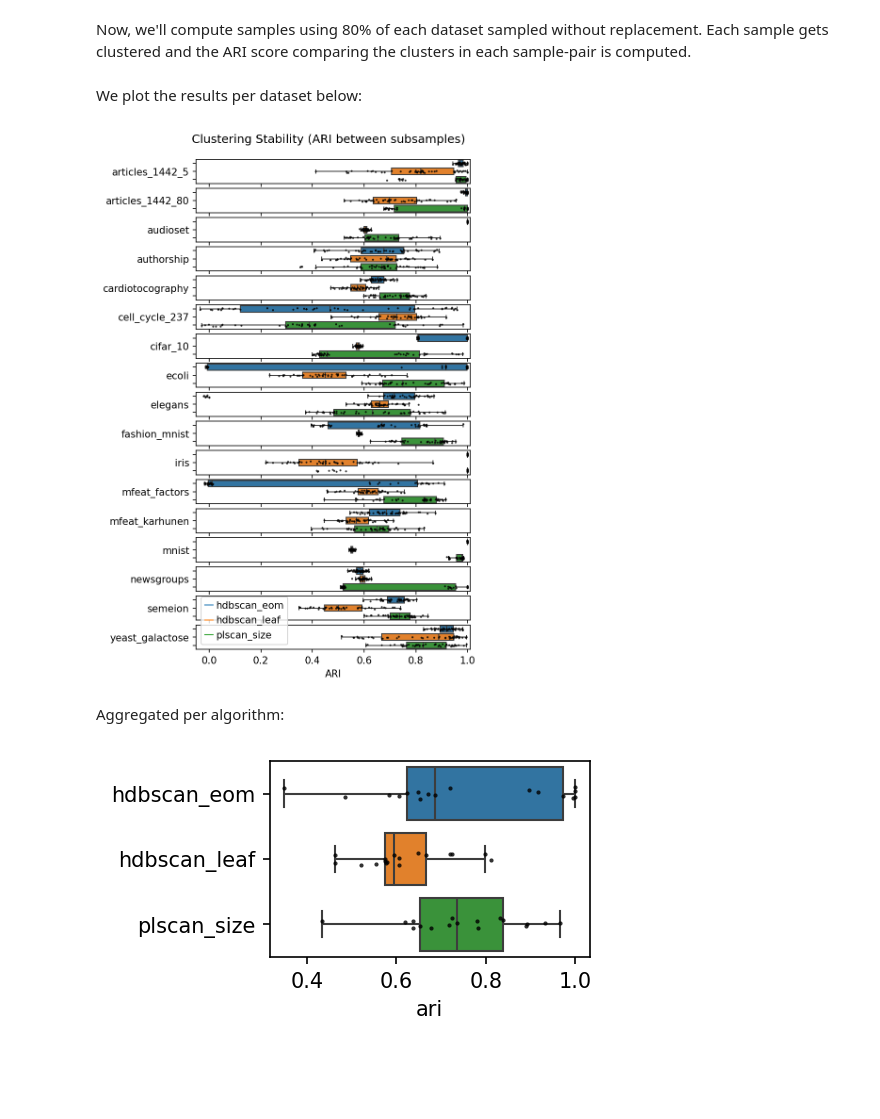
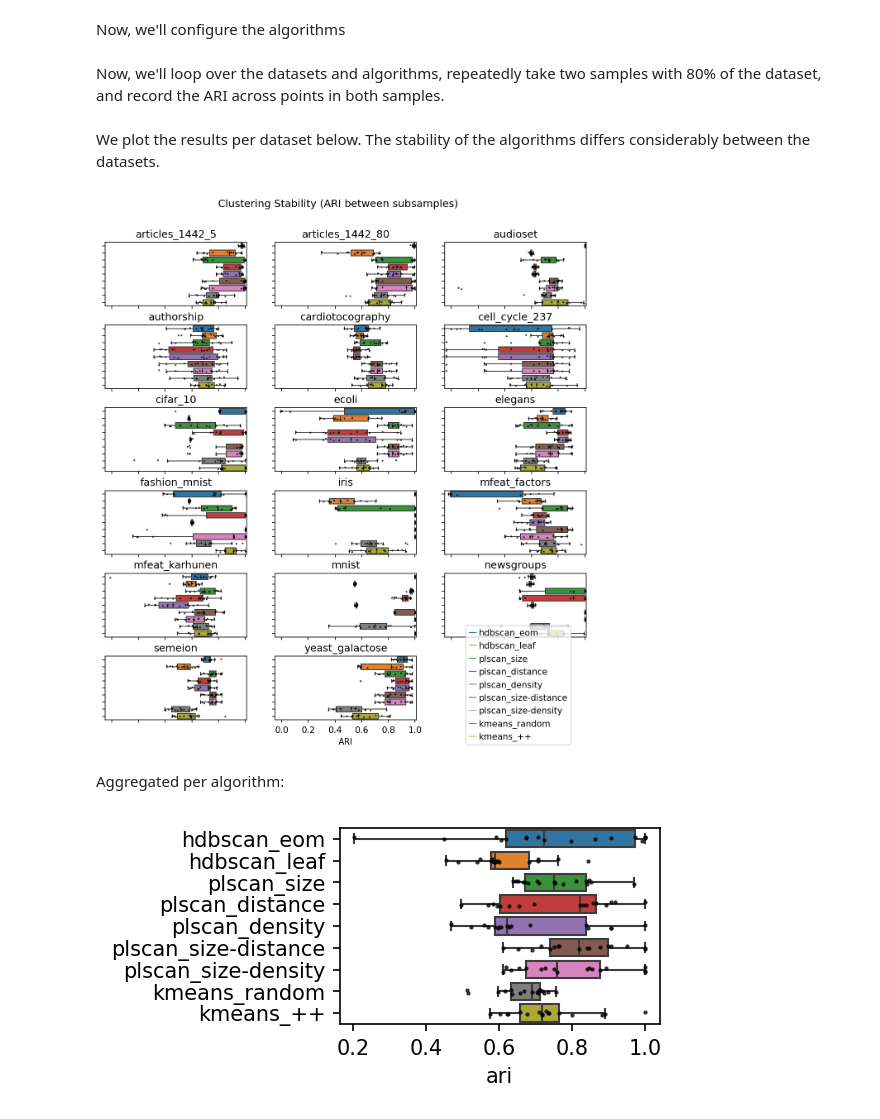
Before and after one commit to JelmerBot/fast_plscan, a Jupyter notebook: docs/demo_clustering_stability.ipynb, the cells around one changed output. Cells and saved outputs as stored; diff of their text form; code cells hidden in the pictures; blank space fills up the shorter version.

Commit message:
update stability results

```diff
--- a/docs/demo_clustering_stability.ipynb
+++ b/docs/demo_clustering_stability.ipynb
@@ -30,3 +36,26 @@ preprocessed_data_files = [
     if file.startswith(prefix) and file.endswith(suffix)
 ]
 dataset_names = [file[offset : -len(suffix)] for file in preprocessed_data_files]
+
+# List number of classes for k-means
+num_classes = {
+    "articles_1442_5": 5,
+    "articles_1442_80": 5,
+    "audioset": 51,
+    "authorship": 4,
+    "cardiotocography": 10,
+    "cell_cycle_237": 5,
+    "cifar_10": 10,
+    "ecoli": 7,
+    "elegans": 26,
+    "fashion_mnist": 9,
+    "iris": 2,
+    "mfeat_factors": 10,
+    "mfeat_karhunen": 10,
+    "mnist": 9,
+    "newsgroups": 19,
+    "semeion": 10,
+    "yeast_galactose": 4,
+}
+# %% [markdown]
+Now, we'll configure the algorithms
@@ -33,5 +85,4 @@ dataset_names = [file[offset : -len(suffix)] for file in preprocessed_data_files
 # %% [markdown]
-Now, we'll compute samples using 80% of each dataset sampled without
-replacement. Each sample gets clustered and the ARI score comparing the clusters
-in each sample-pair is computed.
+Now, we'll loop over the datasets and algorithms, repeatedly take two samples
+with 80% of the dataset, and record the ARI across points in both samples.
 # %%
@@ -87,21 +124,20 @@ pbar.close()
 results_df = pd.DataFrame(results)
 results_df.to_parquet("data/generated/clustering_stability_results.parquet")
 # %% [markdown]
-We plot the results per dataset below:
+We plot the results per dataset below. The stability of the algorithms differs
+considerably between the datasets.
 # %%
-alg_ids = [a[0] for a in algorithms]
 palette = plt.get_cmap("tab10").colors
 
-
-plt.figure(figsize=(5, 9))
+plt.figure(figsize=(10, 10))
 for i, dataset in enumerate(dataset_names):
-    plt.subplot(len(dataset_names), 1, i + 1)
+    plt.subplot(6, 3, i + 1)
     sub_df = results_df.query("dataset == @dataset")
     sns.boxplot(
         data=sub_df,
         x="ari",
-        y="algorithm",
-        hue="algorithm",
+        y="alg_id",
+        hue="alg_id",
         hue_order=alg_ids,
         order=alg_ids,
         palette=palette,
@@ -109,57 +145,62 @@ for i, dataset in enumerate(dataset_names):
         fliersize=0,
     )
     sns.stripplot(
         data=sub_df,
         x="ari",
-        y="algorithm",
+        y="alg_id",
         order=alg_ids,
         legend=False,
         color="black",
         size=2,
         alpha=0.8,
         jitter=0.15,
     )
     plt.ylabel("")
-    plt.yticks([0, 1, 2], ["", dataset, ""])
+    plt.title(dataset)
+    plt.gca().set_yticklabels([])
     plt.xlim(-0.05, 1.01)
     plt.xticks([0, 0.2, 0.4, 0.6, 0.8, 1.0])
     plt.xlabel("" if i < len(dataset_names) - 1 else "ARI")
     if i < len(dataset_names) - 1:
         plt.gca().set_xticklabels([])
 
+plt.subplot(9, 2, 18)
+plt.axis("off")
 plt.legend(
     handles=[
         plt.Line2D([0], [0], color=palette[j], lw=1, label=n)
         for j, n in enumerate(alg_ids)
     ],
-    loc="lower left",
+    loc="lower right",
+    bbox_to_anchor=(0.95, -0.7),
     handlelength=0.8,
     columnspacing=0.6,
     handletextpad=0.3,
 )
-plt.suptitle("Clustering Stability (ARI between subsamples)", y=0.92)
+plt.suptitle("Clustering Stability (ARI between subsamples)", y=0.95)
+plt.subplots_adjust(hspace=0.3)
 plt.show()
 # %% [output]
-[figure, old version]
+[figure, new version]
 # %% [markdown]
 Aggregated per algorithm:
 # %%
-plot_df = results_df.groupby(["dataset", "algorithm"])["ari"].agg("mean").reset_index()
+plot_df = results_df.groupby(["dataset", "alg_id"])["ari"].agg("mean").reset_index()
 sns.boxplot(
     data=plot_df,
     x="ari",
-    y="algorithm",
-    hue="algorithm",
+    y="alg_id",
+    hue="alg_id",
     hue_order=alg_ids,
     order=alg_ids,
     palette=palette,
     legend=False,
-    fliersize=0
+    fliersize=0,
 )
 sns.stripplot(
     data=plot_df,
     x="ari",
-    y="algorithm",
+    y="alg_id",
     order=alg_ids,
     legend=False,
     color="black",
@@ -169,4 +210,4 @@ sns.stripplot(
 plt.ylabel("")
 plt.show()
 # %% [output]
-[figure, old version]
+[figure, new version]
```
Also changed, not shown: parts of 5 cells of this notebook, 7 other files.
